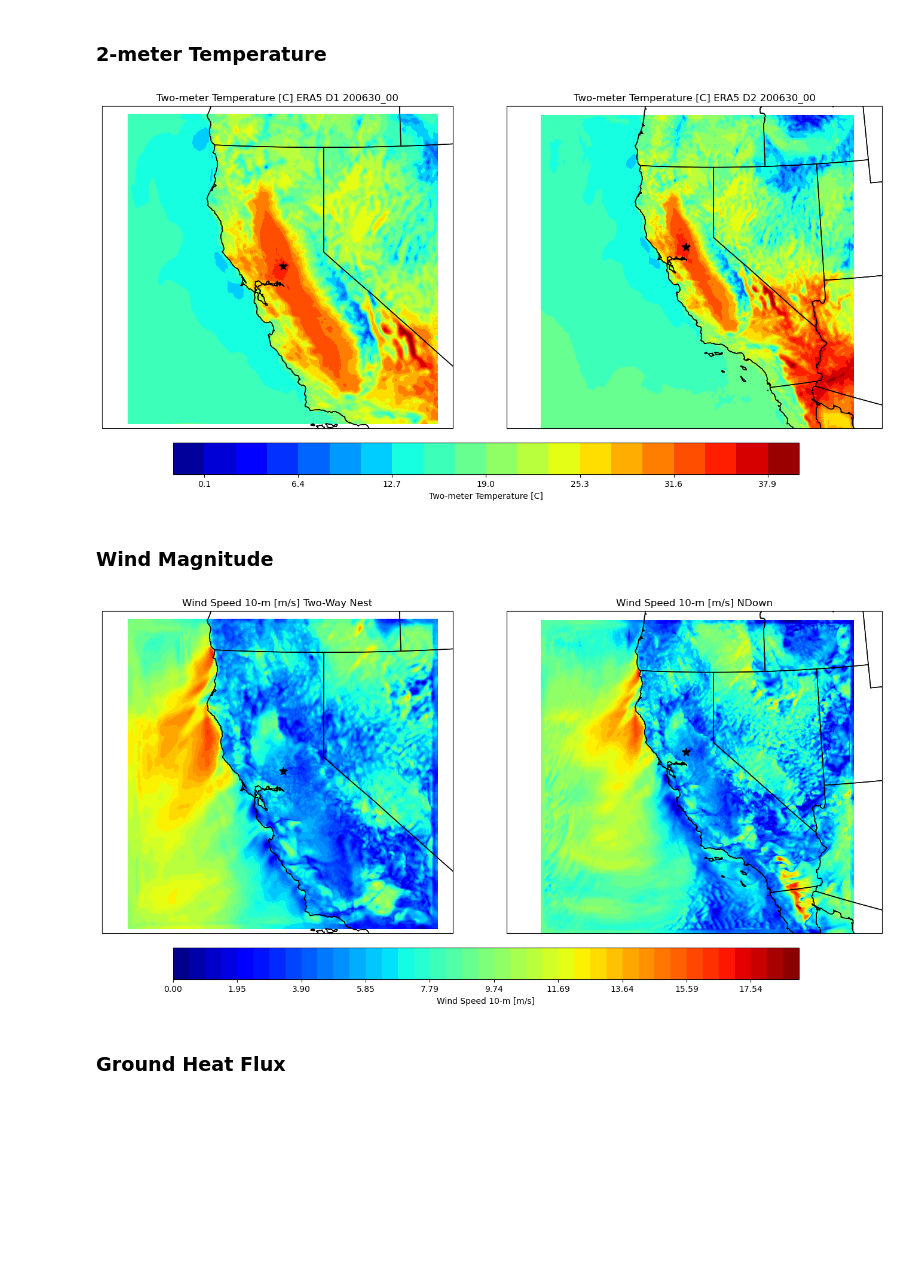
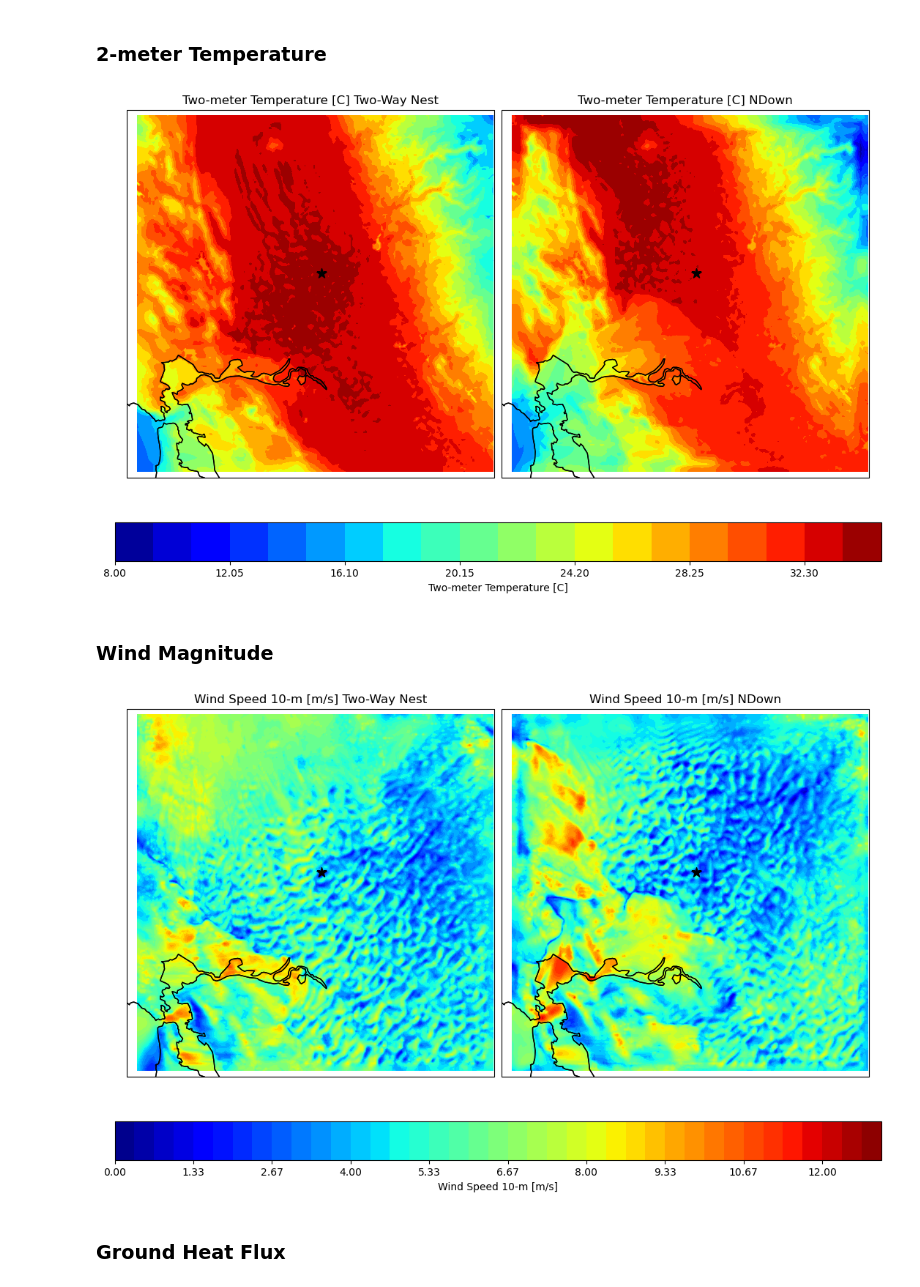
Before and after one commit to wtoslac/LCLUCWRF, a Jupyter notebook: PyWRF/Compare2WNestNDown.ipynb, the cells around one changed output. Drawn from its saved outputs; the diff is of its cells as text; code cells hidden in the pictures; blank space fills up the shorter version.

```diff
--- a/PyWRF/Compare2WNestNDown.ipynb
+++ b/PyWRF/Compare2WNestNDown.ipynb
@@ -5,8 +5,11 @@ from netCDF4 import Dataset
 from wrf import getvar, to_np, get_cartopy, latlon_coords, ll_to_xy, vertcross, interplevel
 import cartopy as cp
 # Open the NetCDF file
-ncfile1 = Dataset("/data/wto/WRFOUT/run_250410_ERA5_NoUCM/wrfout_d01_2020-06-30_00:00:00")
-ncfile2 = Dataset("/data/wto/WRFOUT/Cali_1Dom_300x300_250414/wrfout_d01_2020-06-30_00:00:00")
+ncfile1 = Dataset("/data/wto/WRFOUT/run_250410_ERA5_NoUCM/wrfout_d02_2020-06-30_00:00:00")
+ncfile2 = Dataset("/data/wto/WRFOUT/Sac_NDown_1km200x200_2504017/wrfout_d01_2020-06-30_00:00:00")
+
+#ncfile1 = Dataset("/data/wto/WRFOUT/run_250410_ERA5_NoUCM/wrfout_d02_2020-06-21_04:00:00")
+#ncfile2 = Dataset("/data/wto/WRFOUT/Cali_1Dom_300x300_250414/wrfout_d01_2020-06-01_00:00:00")
 # %% [markdown]
 ### Plot of Pressure at the Surface (PSFC)
 # %%
@@ -80,38 +83,38 @@ vmax = np.ceil(max(to_np(Var1).max(), to_np(Var2).max()))
 #print(vmax)
 levels = np.linspace(vmin-273, vmax-273, 21)
 
 # Create figure with minimal whitespace
 fig, (ax1, ax2) = plt.subplots(1, 2, subplot_kw={'projection': wrf_proj},
-                               gridspec_kw={'wspace': 0}, figsize=(18, 8))
+                               gridspec_kw={'wspace': -0.42}, figsize=(18, 8))
 
 # Reduce extra margins
 #fig.subplots_adjust(left=0.08, right=0.92, top=0.90, bottom=0.15)
 
 # First contour plot
-ax1.set_title("Two-meter Temperature [C] ERA5 D1 200630_00")
+ax1.set_title("Two-meter Temperature [C] Two-Way Nest")
 ax1.set_extent([to_np(lons).min(), to_np(lons).max(), to_np(lats).min(), to_np(lats).max()], crs=cp.crs.PlateCarree())
 contour1 = ax1.contourf(to_np(lons), to_np(lats), to_np(Var1)-273, transform=cp.crs.PlateCarree(), cmap="jet", levels=levels) #, vmin=vmin, vmax=vmax)
 # Add geographical features and a star marker for Sacramento
 ax1.add_feature(cp.feature.COASTLINE)
 ax1.add_feature(cp.feature.STATES)
 ax1.scatter(-121.49, 38.58, color='black', marker='*', s=100, label="Sacramento",transform=cp.crs.PlateCarree())
 
 # Second contour plot
-ax2.set_title("Two-meter Temperature [C] ERA5 D2 200630_00")
+ax2.set_title("Two-meter Temperature [C] NDown")
 ax2.set_extent([to_np(lons2).min(), to_np(lons2).max(), to_np(lats2).min(), to_np(lats2).max()], crs=cp.crs.PlateCarree())
 contour2 = ax2.contourf(to_np(lons2), to_np(lats2), to_np(Var2)-273, transform=cp.crs.PlateCarree(), cmap="jet", levels=levels) #, vmin=vmin, vmax=vmax)
 # Add geographical features and a star marker for Sacramento
 ax2.add_feature(cp.feature.COASTLINE)
 ax2.add_feature(cp.feature.STATES)
 ax2.scatter(-121.49, 38.58, color='black', marker='*', s=100, label="Sacramento",transform=cp.crs.PlateCarree())
 
 # Add shared colorbar spanning only the width of both plots
-cbar = fig.colorbar(contour1, ax=[ax1, ax2], orientation="horizontal", fraction=0.085, pad=0.04)
+cbar = fig.colorbar(contour1, ax=[ax1, ax2], orientation="horizontal", fraction=0.085, pad=0.1)
 cbar.set_label("Two-meter Temperature [C]")
 
 plt.show()
 # %% [output]
-[figure, old version]
+[figure, new version]
 # %% [markdown]
 ### Wind Magnitude
 # %%
@@ -139,7 +142,7 @@ levels = np.linspace(vmin, vmax, 40)
 
 # Create figure with minimal whitespace
 fig, (ax1, ax2) = plt.subplots(1, 2, subplot_kw={'projection': wrf_proj},
-                               gridspec_kw={'wspace': 0}, figsize=(18, 8))
+                               gridspec_kw={'wspace': -0.42}, figsize=(18, 8))
 
 # Reduce extra margins
 #fig.subplots_adjust(left=0.08, right=0.92, top=0.90, bottom=0.15)
@@ -163,12 +166,12 @@ ax2.add_feature(cp.feature.STATES)
 ax2.scatter(-121.49, 38.58, color='black', marker='*', s=100, label="Sacramento",transform=cp.crs.PlateCarree())
 
 # Add shared colorbar spanning only the width of both plots
-cbar = fig.colorbar(contour1, ax=[ax1, ax2], orientation="horizontal", fraction=0.085, pad=0.04)
+cbar = fig.colorbar(contour1, ax=[ax1, ax2], orientation="horizontal", fraction=0.085, pad=0.1)
 cbar.set_label("Wind Speed 10-m [m/s]")
 
 plt.show()
 # %% [output]
-[figure, old version]
+[figure, new version]
 # %% [markdown]
 ### Ground Heat Flux
 # %%
```
Also changed, not shown: parts of 8 cells of this notebook, 2 other files.
